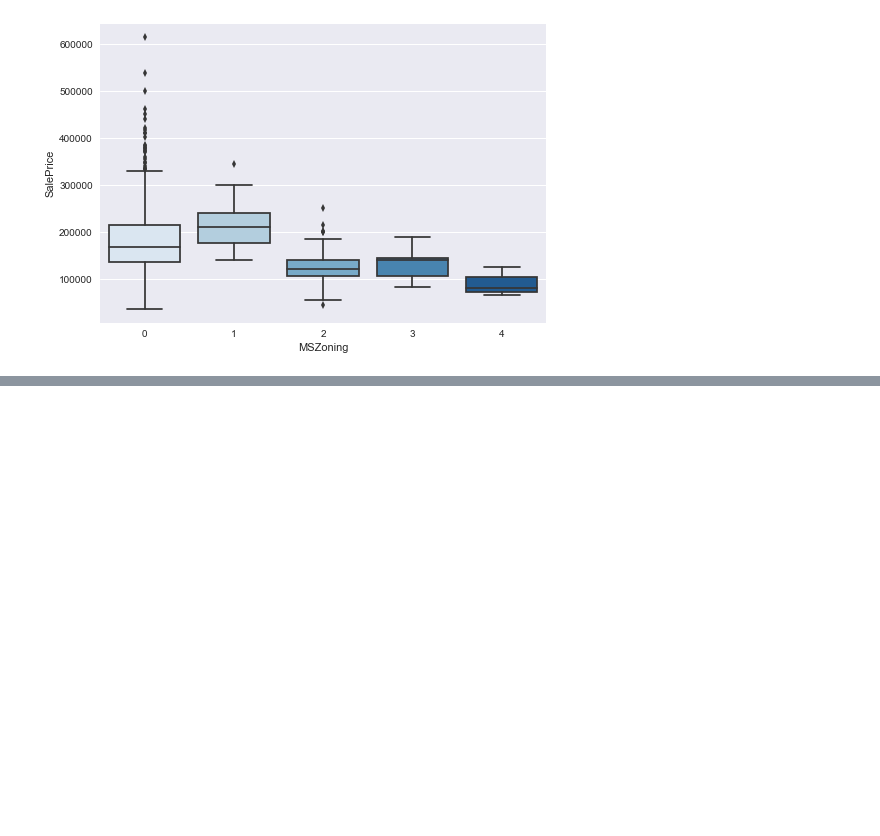
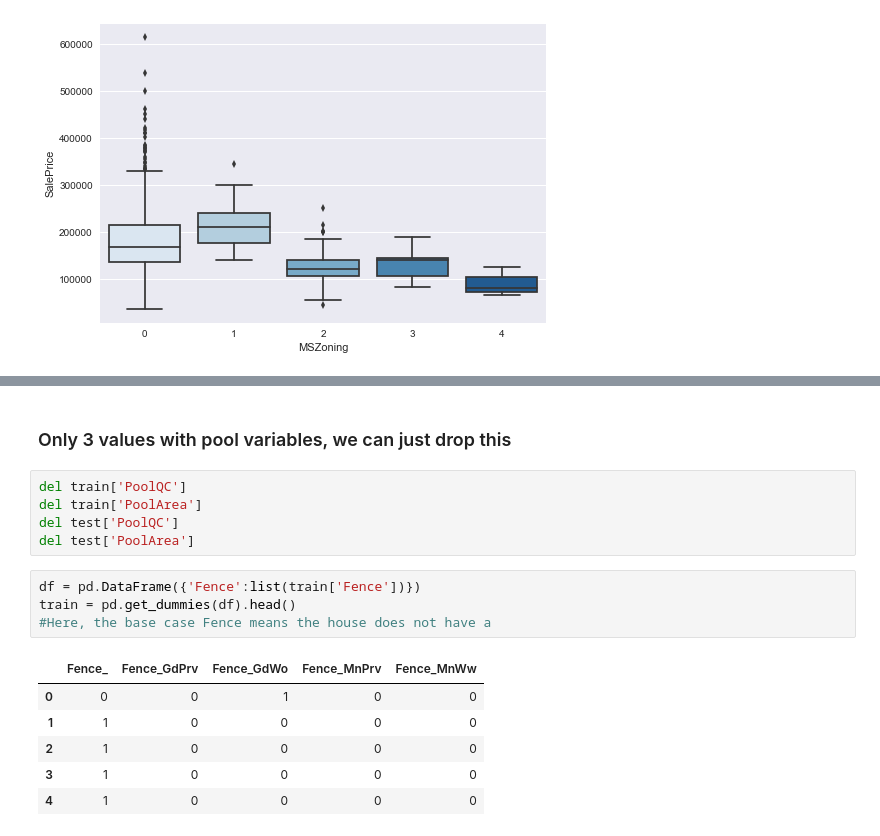
Before and after one commit to chyl9109/QBUS2820ProjctOne, a Jupyter notebook: DataPrep_z.ipynb, the cells around one changed output, grey strips where cells are left out. Saved outputs shown, nothing was run; the diff lists cells and outputs as text; blank space fills up the shorter version.

```diff
--- a/DataPrep_z.ipynb
+++ b/DataPrep_z.ipynb
@@ -397,0 +256,18 @@ array(['0', '1', '2'], dtype=object)
+# %% [markdown]
+### Only 3 values with pool variables, we can just drop this
+# %%
+del train['PoolQC']
+del train['PoolArea']
+del test['PoolQC']
+del test['PoolArea']
+# %%
+df = pd.DataFrame({'Fence':list(train['Fence'])})
+train = pd.get_dummies(df).head()
+#Here, the base case Fence means the house does not have a
+# %% [output]
+|  | Fence_ | Fence_GdPrv | Fence_GdWo | Fence_MnPrv | Fence_MnWw |
+| 0 | 0 | 0 | 1 | 0 | 0 |
+| 1 | 1 | 0 | 0 | 0 | 0 |
+| 2 | 1 | 0 | 0 | 0 | 0 |
+| 3 | 1 | 0 | 0 | 0 | 0 |
+| 4 | 1 | 0 | 0 | 0 | 0 |
```
Also changed, not shown: parts of 47 cells of this notebook.
